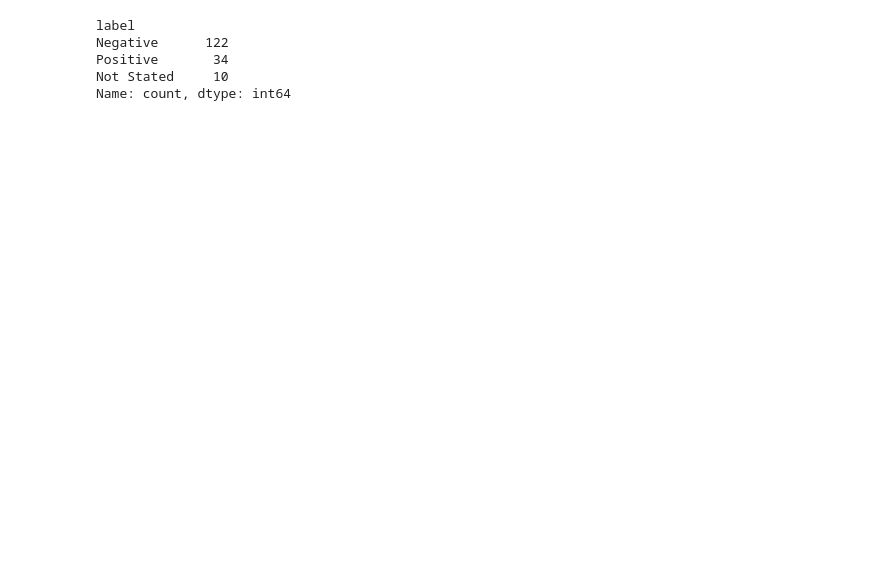
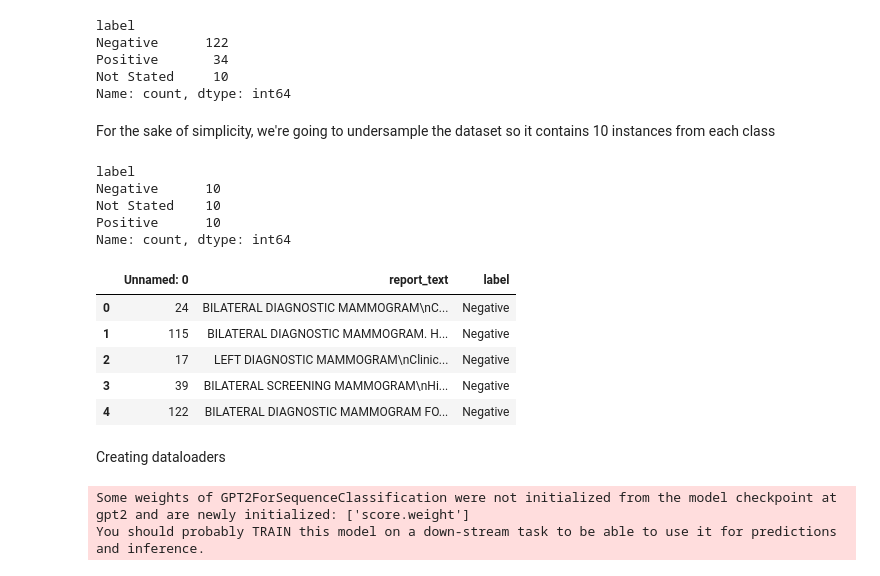
Before and after one commit to khankanz/gpt2_microcalcs_classifier, a Jupyter notebook: iter2.ipynb, the cells around one changed output. Cells and saved outputs as stored; diff of their text form; code cells hidden in the pictures; blank space fills up the shorter version.

```diff
--- a/iter2.ipynb
+++ b/iter2.ipynb
@@ -24,0 +49,26 @@ Name: count, dtype: int64
+# %% [markdown]
+For the sake of simplicity, we're going to undersample the dataset so it contains 10 instances from each class
+# %%
+# Balance the dataset
+def balance_dataset(df):
+    min_class_count = df['label'].value_counts().min()
+    balanced_df = df.groupby('label').apply(lambda x: x.sample(min_class_count)).reset_index(drop=True)
+    return balanced_df
+
+balanced_df = balance_dataset(df)
+print(balanced_df['label'].value_counts())
+# %% [output]
+label
+Negative      10
+Not Stated    10
+Positive      10
+Name: count, dtype: int64
+# %%
+balanced_df.head()
+# %% [output]
+|  | Unnamed: 0 | report_text | label |
+| 0 | 24 | BILATERAL DIAGNOSTIC MAMMOGRAM\nC... | Negative |
+| 1 | 115 | BILATERAL DIAGNOSTIC MAMMOGRAM. H... | Negative |
+| 2 | 17 | LEFT DIAGNOSTIC MAMMOGRAM\nClinic... | Negative |
+| 3 | 39 | BILATERAL SCREENING MAMMOGRAM\nHi... | Negative |
+| 4 | 122 | BILATERAL DIAGNOSTIC MAMMOGRAM FO... | Negative |
@@ -24,0 +91,11 @@ Name: count, dtype: int64
+# %% [markdown]
+Creating dataloaders
+# %%
+# Initialize tokenizer and model
+tokenizer = GPT2Tokenizer.from_pretrained('gpt2')
+tokenizer.pad_token = tokenizer.eos_token
+model = GPT2ForSequenceClassification.from_pretrained('gpt2', num_labels=3)
+model.config.pad_token_id = model.config.eos_token_id
+# %% [output]
+Some weights of GPT2ForSequenceClassification were not initialized from the model checkpoint at gpt2 and are newly initialized: ['score.weight']
+You should probably TRAIN this model on a down-stream task to be able to use it for predictions and inference.
```
Also changed, not shown: parts of 35 cells of this notebook, 1 other file.
